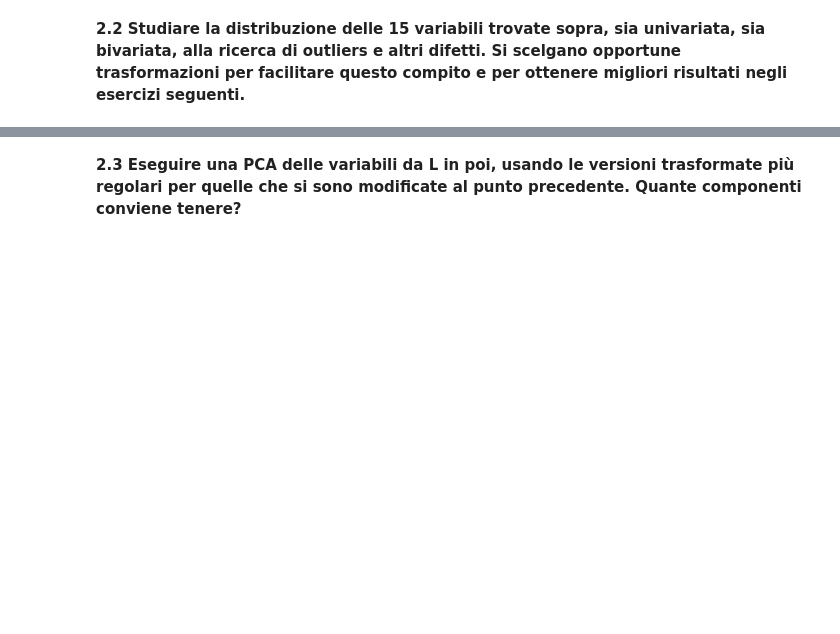
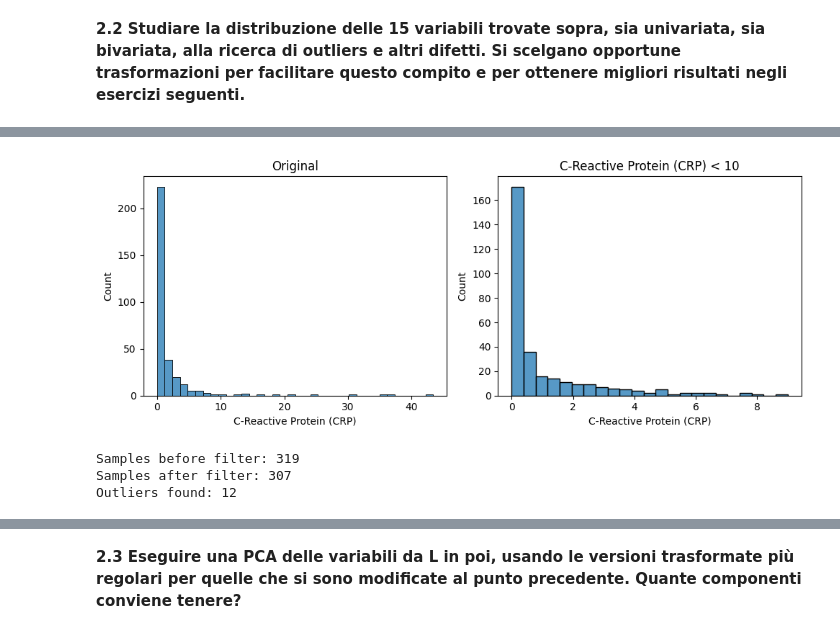
Before and after one commit to blkdmr/blkdmr.github.io, a Jupyter notebook: exams/esame_2_2.ipynb, the cells around one changed output, grey strips where cells are left out. Cells and saved outputs as stored; diff of their text form; code cells hidden in the pictures; blank space fills up the shorter version.

```diff
--- a/exams/esame_2_2.ipynb
+++ b/exams/esame_2_2.ipynb
@@ -58,0 +114,43 @@ Name: Gallstone Status, dtype: float64
+# %%
+def check_outliers(df, column, value, op="<"):
+
+    fig, axes = plt.subplots(1, 2, figsize=(10, 4))
+
+    sns.histplot(df[column], ax=axes[0])
+    axes[0].set_title("Original")
+
+    if op == "<":
+        mask = df[column] < value
+    elif op == ">":
+        mask = df[column] > value
+    else:
+        raise ValueError("mode must be '<' or '>'")
+
+    inliers = df.loc[mask, column]
+
+    sns.histplot(inliers, ax=axes[1])
+    axes[1].set_title(f"{column} {op} {value}")
+
+    plt.tight_layout()
+    plt.show()
+
+    print(f"Samples before filter: {df.shape[0]}")
+    print(f"Samples after filter: {inliers.shape[0]}")
+    print(f"Outliers found: {df.shape[0] - inliers.shape[0]}")
+
+    return df.shape[0] - inliers.shape[0]
+# %%
+total_outliers = 0
+# %%
+#X["C-Reactive Protein (CRP)"]
+column = "C-Reactive Protein (CRP)"
+value = 10
+op = "<" # < / >
+outliers = check_outliers(X_filtered, column, value, op)
+total_outliers += outliers
+X_filtered = X_filtered[X_filtered[column] < value] # apply filter
+# %% [output]
+[figure, added]
+Samples before filter: 319
+Samples after filter: 307
+Outliers found: 12
```
Also changed, not shown: parts of 28 cells of this notebook, 23 other files.
